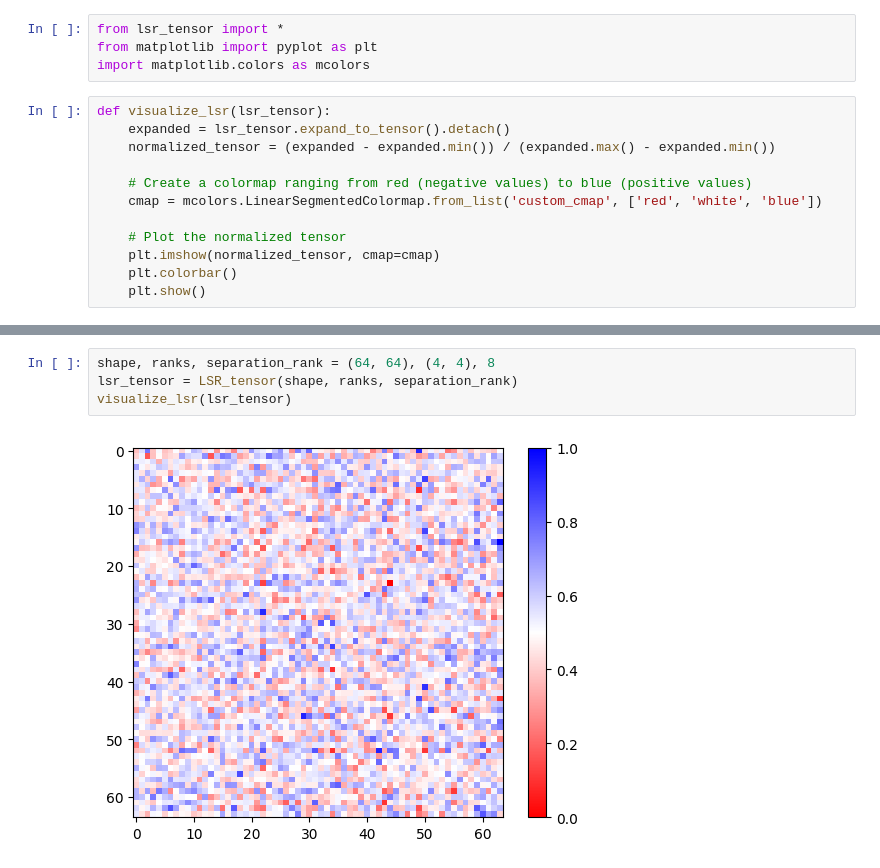
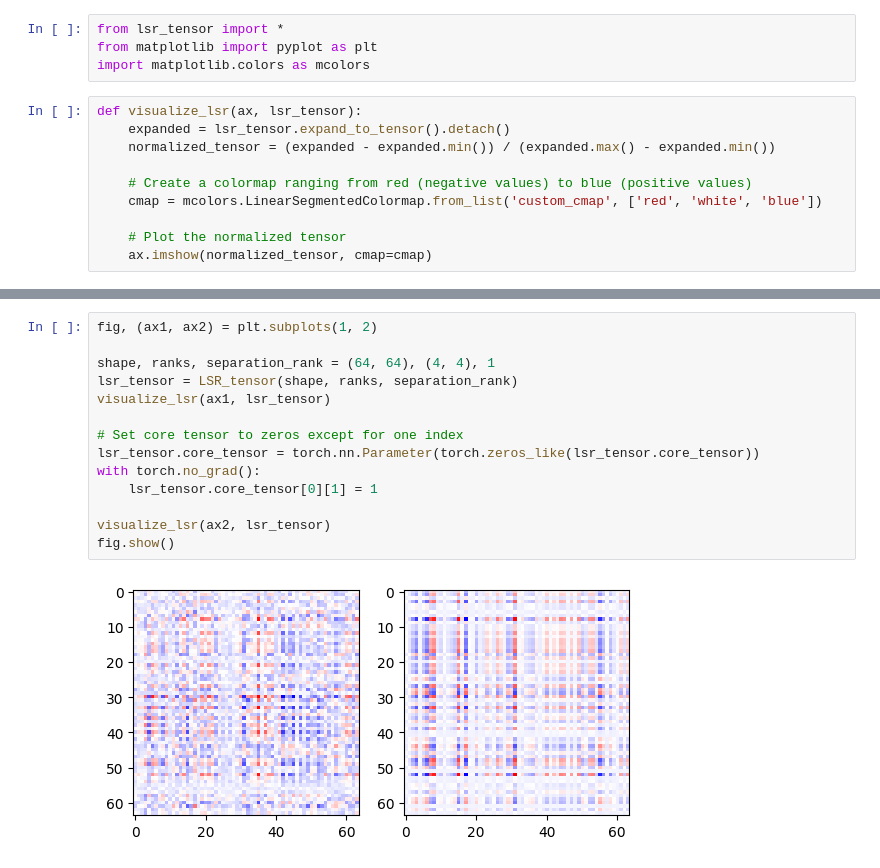
Before and after one commit to fshcat/federated-LSRTR, a Jupyter notebook: visualize_LSR.ipynb, the cells around one changed output, grey strips where cells are left out. Drawn from its saved outputs; the diff is of its cells as text.

```diff
--- a/visualize_LSR.ipynb
+++ b/visualize_LSR.ipynb
@@ -3,7 +3,7 @@ from lsr_tensor import *
 from matplotlib import pyplot as plt
 import matplotlib.colors as mcolors
 # %%
-def visualize_lsr(lsr_tensor):
+def visualize_lsr(ax, lsr_tensor):
     expanded = lsr_tensor.expand_to_tensor().detach()
     normalized_tensor = (expanded - expanded.min()) / (expanded.max() - expanded.min())
 
@@ -11,6 +11,4 @@ def visualize_lsr(lsr_tensor):
     cmap = mcolors.LinearSegmentedColormap.from_list('custom_cmap', ['red', 'white', 'blue'])
 
     # Plot the normalized tensor
-    plt.imshow(normalized_tensor, cmap=cmap)
-    plt.colorbar()
-    plt.show()
+    ax.imshow(normalized_tensor, cmap=cmap)
@@ -35,6 +15,16 @@ visualize_lsr(lsr_tensor)
-# %%
-shape, ranks, separation_rank = (64, 64), (4, 4), 8
-lsr_tensor = LSR_tensor(shape, ranks, separation_rank)
-visualize_lsr(lsr_tensor)
-# %% [output]
-[figure, removed]
+# %%
+fig, (ax1, ax2) = plt.subplots(1, 2)
+
+shape, ranks, separation_rank = (64, 64), (4, 4), 1
+lsr_tensor = LSR_tensor(shape, ranks, separation_rank)
+visualize_lsr(ax1, lsr_tensor)
+
+# Set core tensor to zeros except for one index
+lsr_tensor.core_tensor = torch.nn.Parameter(torch.zeros_like(lsr_tensor.core_tensor))
+with torch.no_grad():
+    lsr_tensor.core_tensor[0][1] = 1
+
+visualize_lsr(ax2, lsr_tensor)
+fig.show()
+# %% [output]
+[figure, added]
```
Also changed, not shown: parts of 5 cells of this notebook, 2 other files.
